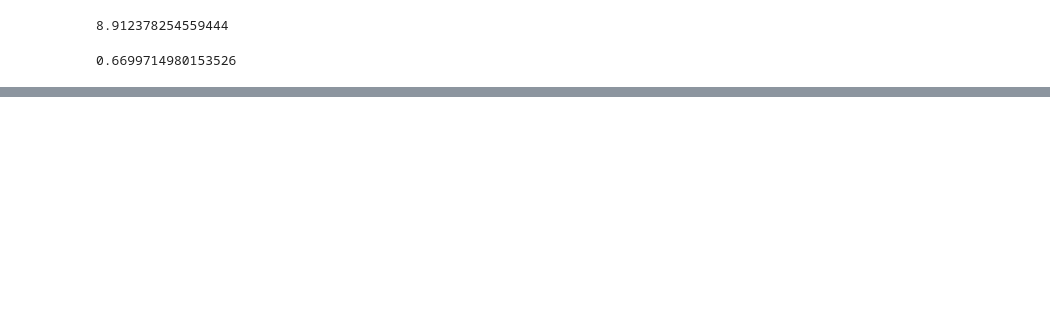
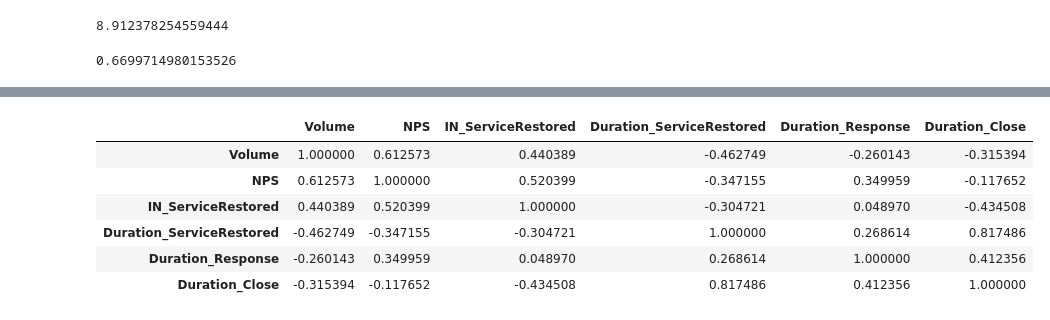
Before and after one commit to ruineux/Capstones-and-Projects, a Jupyter notebook: Insights and Analytics/Operations Cases/Notebook/NPS Analysis.ipynb, the cells around one changed output, grey strips where cells are left out. Drawn from its saved outputs; the diff is of its cells as text; code cells hidden in the pictures; blank space fills up the shorter version.

```diff
--- a/Insights and Analytics/Operations Cases/Notebook/NPS Analysis.ipynb
+++ b/Insights and Analytics/Operations Cases/Notebook/NPS Analysis.ipynb
@@ -145,0 +209,10 @@ DF.groupby(["CASE_CLOSED_MONTHYEAR"])["FEEDBACK_RATING"].agg(["count","mean"]).r
+# %%
+pd.concat([a,b,c,d,e], axis=1).corr()
+# %% [output]
+|  | Volume | NPS | IN_ServiceRestored | Duration_ServiceRestored | Duration_Response | Duration_Close |
+| Volume | 1.000000 | 0.612573 | 0.440389 | -0.462749 | -0.260143 | -0.315394 |
+| NPS | 0.612573 | 1.000000 | 0.520399 | -0.347155 | 0.349959 | -0.117652 |
+| IN_ServiceRestored | 0.440389 | 0.520399 | 1.000000 | -0.304721 | 0.048970 | -0.434508 |
+| Duration_ServiceRestored | -0.462749 | -0.347155 | -0.304721 | 1.000000 | 0.268614 | 0.817486 |
+| Duration_Response | -0.260143 | 0.349959 | 0.048970 | 0.268614 | 1.000000 | 0.412356 |
+| Duration_Close | -0.315394 | -0.117652 | -0.434508 | 0.817486 | 0.412356 | 1.000000 |
```
Also changed, not shown: parts of 32 cells of this notebook.
